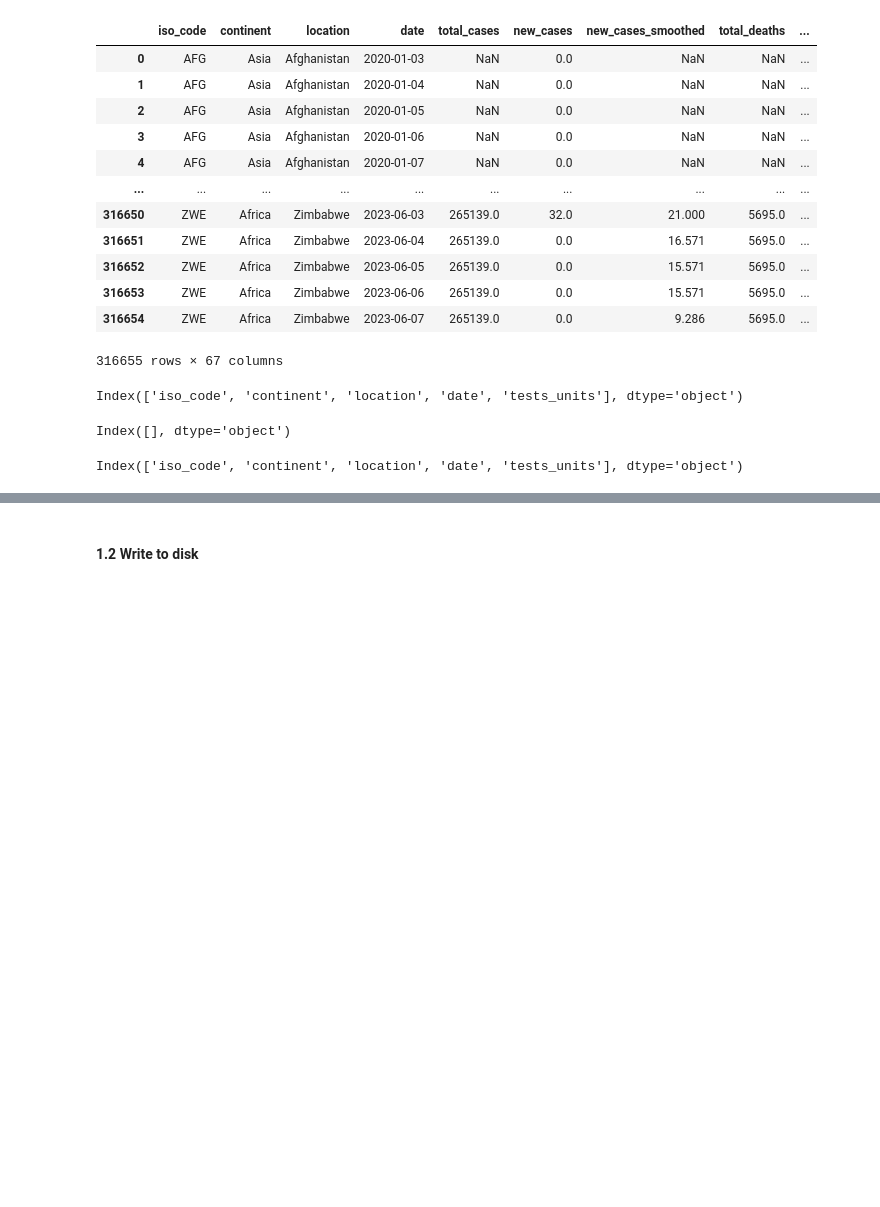
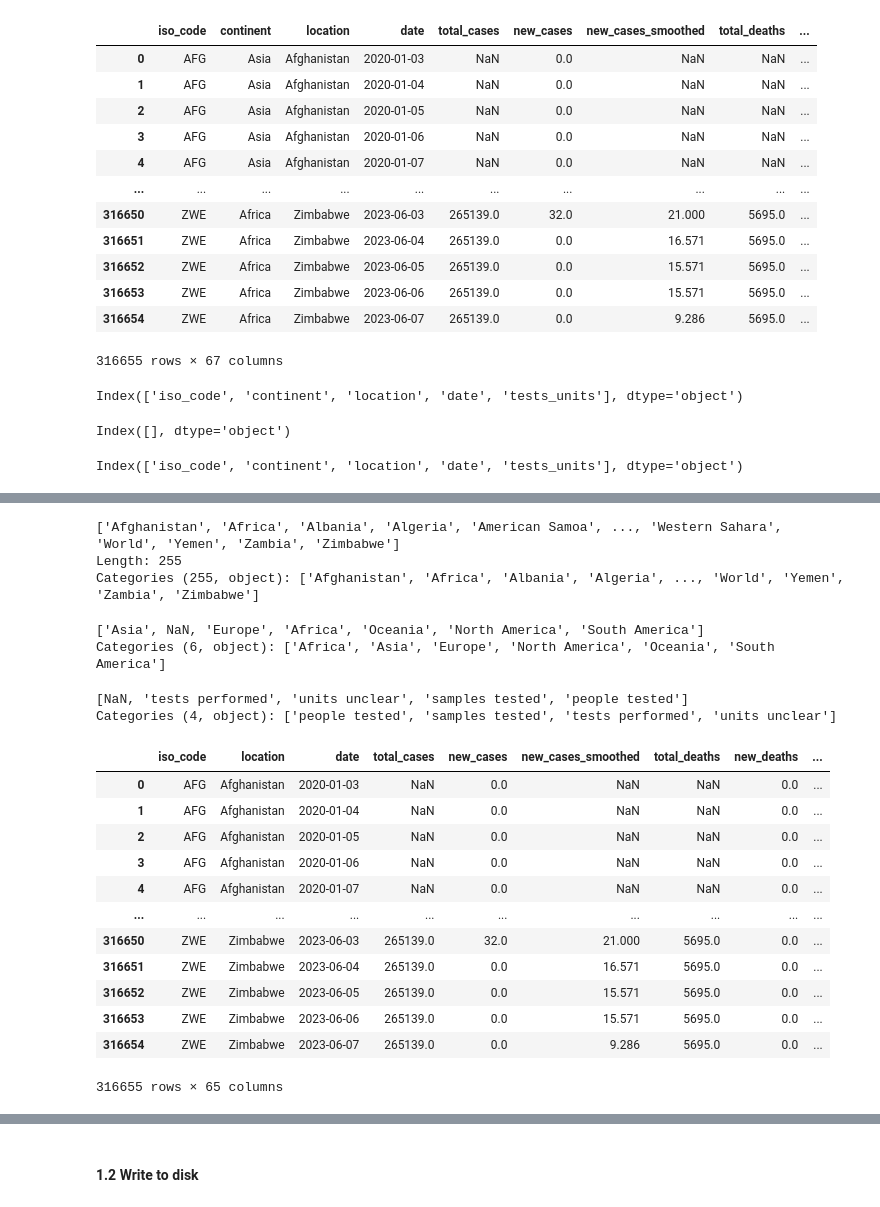
Before and after one commit to tenkara/hf-nlp, a Jupyter notebook: 5-datasets/4-experiment-arrow-parquet-csv-comparison.ipynb, the cells around one changed output, grey strips where cells are left out. Saved outputs shown, nothing was run; the diff lists cells and outputs as text; code cells hidden in the pictures; blank space fills up the shorter version.

```diff
--- a/5-datasets/4-experiment-arrow-parquet-csv-comparison.ipynb
+++ b/5-datasets/4-experiment-arrow-parquet-csv-comparison.ipynb
@@ -65,0 +108,19 @@ Index(['iso_code', 'continent', 'location', 'date', 'tests_units'], dtype='objec
+# %%
+# select distinct values from the location column
+df_copy['location'].unique()
+# %% [output]
+['Afghanistan', 'Africa', 'Albania', 'Algeria', 'American Samoa', ..., 'Western Sahara', 'World', 'Yemen', 'Zambia', 'Zimbabwe']
+Length: 255
+Categories (255, object): ['Afghanistan', 'Africa', 'Albania', 'Algeria', ..., 'World', 'Yemen', 'Zambia', 'Zimbabwe']
+# %%
+# select distinct values from the continent column
+df_copy['continent'].unique()
+# %% [output]
+['Asia', NaN, 'Europe', 'Africa', 'Oceania', 'North America', 'South America']
+Categories (6, object): ['Africa', 'Asia', 'Europe', 'North America', 'Oceania', 'South America']
+# %%
+# select distinct values from the tests_units column
+df_copy['tests_units'].unique()
+# %% [output]
+[NaN, 'tests performed', 'units unclear', 'samples tested', 'people tested']
+Categories (4, object): ['people tested', 'samples tested', 'tests performed', 'units unclear']
@@ -66,3 +130,19 @@ Index(['iso_code', 'continent', 'location', 'date', 'tests_units'], dtype='objec
+# %%
+df_copy
+# %% [output]
+|  | iso_code | location | date | total_cases | new_cases | new_cases_smoothed | total_deaths | new_deaths | ... |
+| 0 | AFG | Afghanistan | 2020-01-03 | NaN | 0.0 | NaN | NaN | 0.0 | ... |
+| 1 | AFG | Afghanistan | 2020-01-04 | NaN | 0.0 | NaN | NaN | 0.0 | ... |
+| 2 | AFG | Afghanistan | 2020-01-05 | NaN | 0.0 | NaN | NaN | 0.0 | ... |
+| 3 | AFG | Afghanistan | 2020-01-06 | NaN | 0.0 | NaN | NaN | 0.0 | ... |
+| 4 | AFG | Afghanistan | 2020-01-07 | NaN | 0.0 | NaN | NaN | 0.0 | ... |
+| ... | ... | ... | ... | ... | ... | ... | ... | ... | ... |
+| 316650 | ZWE | Zimbabwe | 2023-06-03 | 265139.0 | 32.0 | 21.000 | 5695.0 | 0.0 | ... |
+| 316651 | ZWE | Zimbabwe | 2023-06-04 | 265139.0 | 0.0 | 16.571 | 5695.0 | 0.0 | ... |
+| 316652 | ZWE | Zimbabwe | 2023-06-05 | 265139.0 | 0.0 | 15.571 | 5695.0 | 0.0 | ... |
+| 316653 | ZWE | Zimbabwe | 2023-06-06 | 265139.0 | 0.0 | 15.571 | 5695.0 | 0.0 | ... |
+| 316654 | ZWE | Zimbabwe | 2023-06-07 | 265139.0 | 0.0 | 9.286 | 5695.0 | 0.0 | ... |
+316655 rows × 65 columns
 # %%
 # convert object columns to category
 for col in df_copy.select_dtypes(include=['object']).columns:
```
Also changed, not shown: parts of 15 cells of this notebook.
